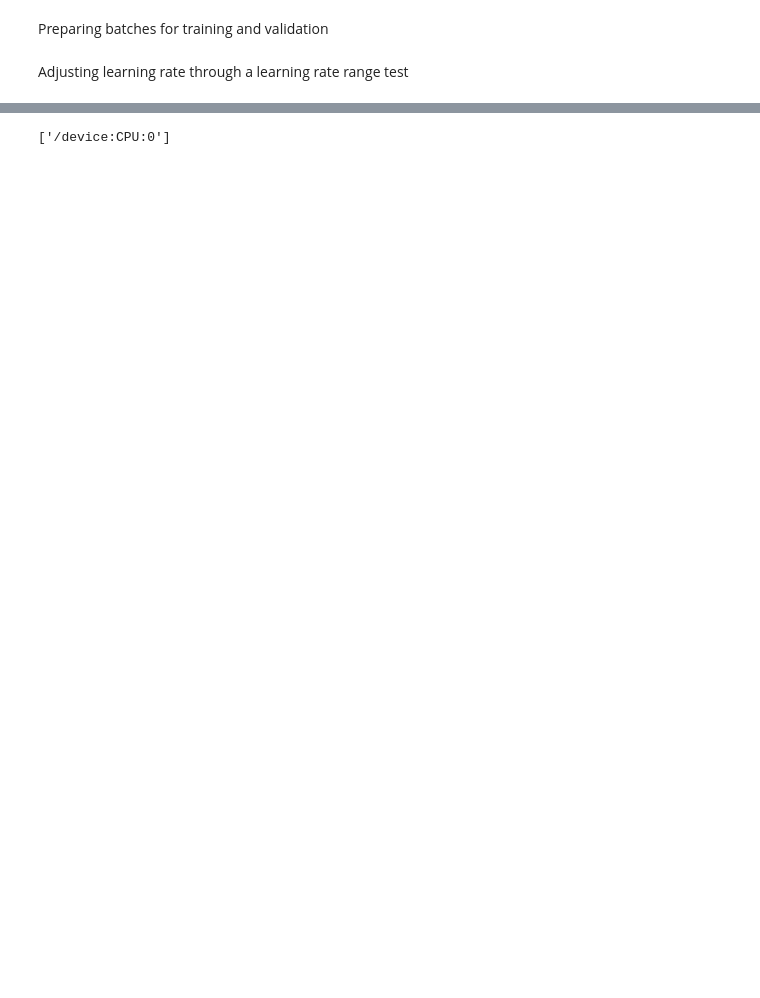
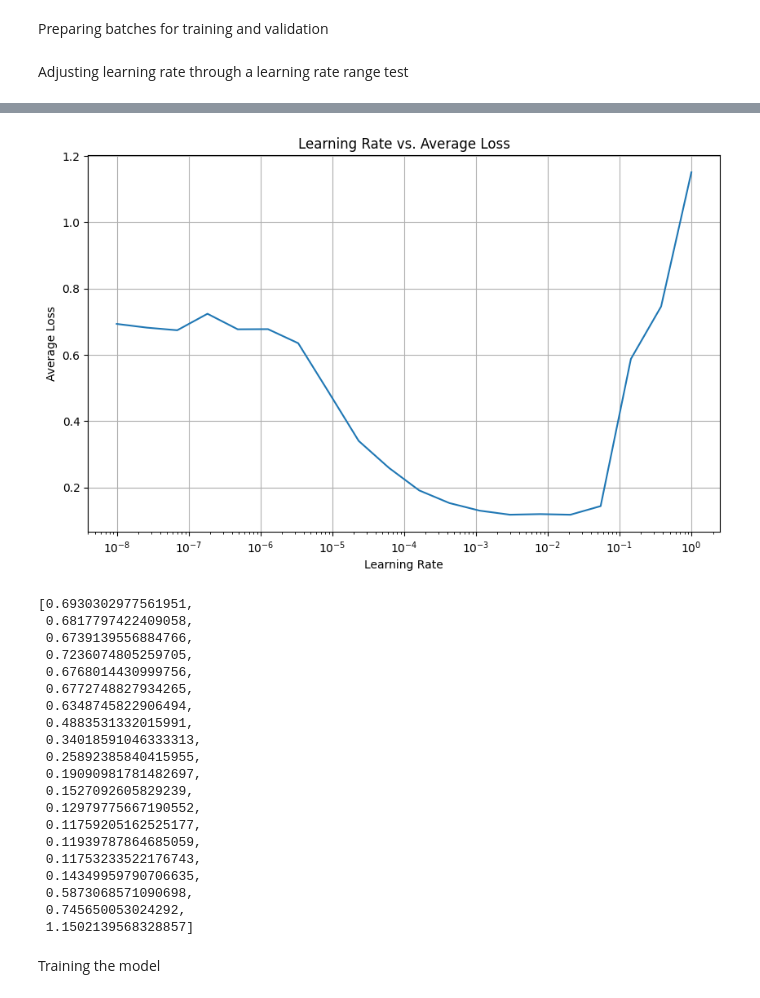
Before and after one commit to MWajdi/Data_anon, a Jupyter notebook: code/subprob2.ipynb, the cells around one changed output, grey strips where cells are left out. Drawn from its saved outputs; the diff is of its cells as text; code cells hidden in the pictures; blank space fills up the shorter version.

```diff
--- a/code/subprob2.ipynb
+++ b/code/subprob2.ipynb
@@ -135,10 +158,11 @@ print(vocab.index_to_word.items())
 dict_items([(0, '<PAD>'), (1, '<OOV>'), (2, ''), (3, '<num>'), (4, '<num><num>'), (5, '<num><num><num>'), (6, '<num><num><num><num>'), (7, '<num><num><num><num><num>'), (8, '<num><num><num>yr'), (9, ' ...
 # %%
 train_sentences_indices = [sentence_to_indices(sentence, vocab) for sentence in train_sentences]
-train_padded_sentences = pad_sentences(train_sentences_indices)
-maxlen = len(train_padded_sentences[0])
+train_padded_sentences = pad_sentences(train_sentences_indices, maxlen=maxlen)
+
 testa_sentences_indices = [sentence_to_indices(sentence, vocab) for sentence in testa_sentences]
 testa_padded_sentences = pad_sentences(testa_sentences_indices, maxlen=maxlen)
+
 testb_sentences_indices = [sentence_to_indices(sentence, vocab) for sentence in testb_sentences]
 testb_padded_sentences = pad_sentences(testb_sentences_indices, maxlen=maxlen)
 # %%
@@ -176,7 +192,7 @@ def prepare_labels_from_df(df, padding_label=0, maxlen=None):
 
     return np.array(label_sequences)
 # %%
-train_labels = prepare_labels_from_df(clean_train)
+train_labels = prepare_labels_from_df(clean_train, maxlen=maxlen)
 testa_labels = prepare_labels_from_df(clean_testa, maxlen=len(train_labels[0]))
 testb_labels = prepare_labels_from_df(clean_testb, maxlen=len(train_labels[0]))
 # %%
@@ -190,13 +203,14 @@ print(train_labels[1])
 Building model architecture
 # %%
 import tensorflow as tf
-from tensorflow.keras.layers import Masking
+from tensorflow.keras.layers import Masking, Embedding, SimpleRNN, TimeDistributed
 
 def build_model(vocab_size, embedding_dim, rnn_units, output_units):
     model = tf.keras.Sequential([
-        tf.keras.layers.Embedding(input_dim=vocab_size, output_dim=embedding_dim),
-        tf.keras.layers.SimpleRNN(rnn_units, return_sequences=True),
-        tf.keras.layers.TimeDistributed(tf.keras.layers.Dense(output_units, activation='sigmoid'))
+        Embedding(input_dim=vocab_size, output_dim=embedding_dim, mask_zero=True),  # Enable masking in the embedding layer, to ignore padding during training
+        Masking(mask_value=0),
+        SimpleRNN(rnn_units, return_sequences=True),
+        TimeDistributed(tf.keras.layers.Dense(output_units, activation='sigmoid'))
     ])
     return model
 # %%
@@ -262,29 +285,3 @@ def tweak_learning_rate(dataset, model):
-# %%
-def controlled_tweak_learning_rate(dataset, model_fn, learning_rates, epochs_per_lr=1):
-    losses = []
-    lrs = []
-
-    for lr in learning_rates:
-        model = model_fn(vocab.size, embedding_dim,rnn_units,output_units)  # Rebuild model to reset weights
-        optimizer = tf.keras.optimizers.Adam(learning_rate=lr)
-        model.compile(optimizer=optimizer, loss='binary_crossentropy', metrics=['recall'])
-        history = model.fit(dataset, epochs=epochs_per_lr)
-
-        # Append average loss over epochs for current learning rate
-        avg_loss = np.mean(history.history['loss'])
-        losses.append(avg_loss)
-        lrs.append(lr)
-
-    # Plotting
-    plt.figure(figsize=(10, 6))
-    plt.semilogx(lrs, losses)
-    plt.xlabel("Learning Rate")
-    plt.ylabel("Average Loss")
-    plt.title("Learning Rate vs. Average Loss")
-    plt.grid(True)
-    plt.show()
-
-    return losses
 # %%
 def get_subset(dataset, subset_size=100):
     return dataset.take(subset_size)
@@ -292,5 +289,5 @@ def get_subset(dataset, subset_size=100):
 reduced_set = get_subset(train_dataset, 300)
 
 # Now perform the learning rate test on the reduced dataset
-controlled_tweak_learning_rate(reduced_set, build_model, np.logspace(start=-8,stop=0,num=20,base=10))
+controlled_tweak_learning_rate(reduced_set, build_model, vocab, embedding_dim, rnn_units, np.logspace(start=-8,stop=0,num=20,base=10))
 # %% [output]
@@ -298,10 +314,23 @@ ValueError: Invalid dtype: method
+[figure, added]
+[0.6930302977561951,
+ 0.6817797422409058,
+ 0.6739139556884766,
+ 0.7236074805259705,
+ 0.6768014430999756,
+ 0.6772748827934265,
+ 0.6348745822906494,
+ 0.4883531332015991,
+ 0.34018591046333313,
+ 0.25892385840415955,
+ 0.19090981781482697,
+ 0.1527092605829239,
+ 0.12979775667190552,
+ 0.11759205162525177,
+ 0.11939787864685059,
+ 0.11753233522176743,
+ 0.14349959790706635,
+ 0.5873068571090698,
+ 0.745650053024292,
+ 1.1502139568328857]
-# %%
-from tensorflow.python.client import device_lib
-
-def get_available_devices():
-    local_device_protos = device_lib.list_local_devices()
-    return [x.name for x in local_device_protos]
-
-print(get_available_devices())
-# %% [output]
-['/device:CPU:0']
+# %% [markdown]
+Training the model
```
Also changed, not shown: parts of 12 cells of this notebook.
